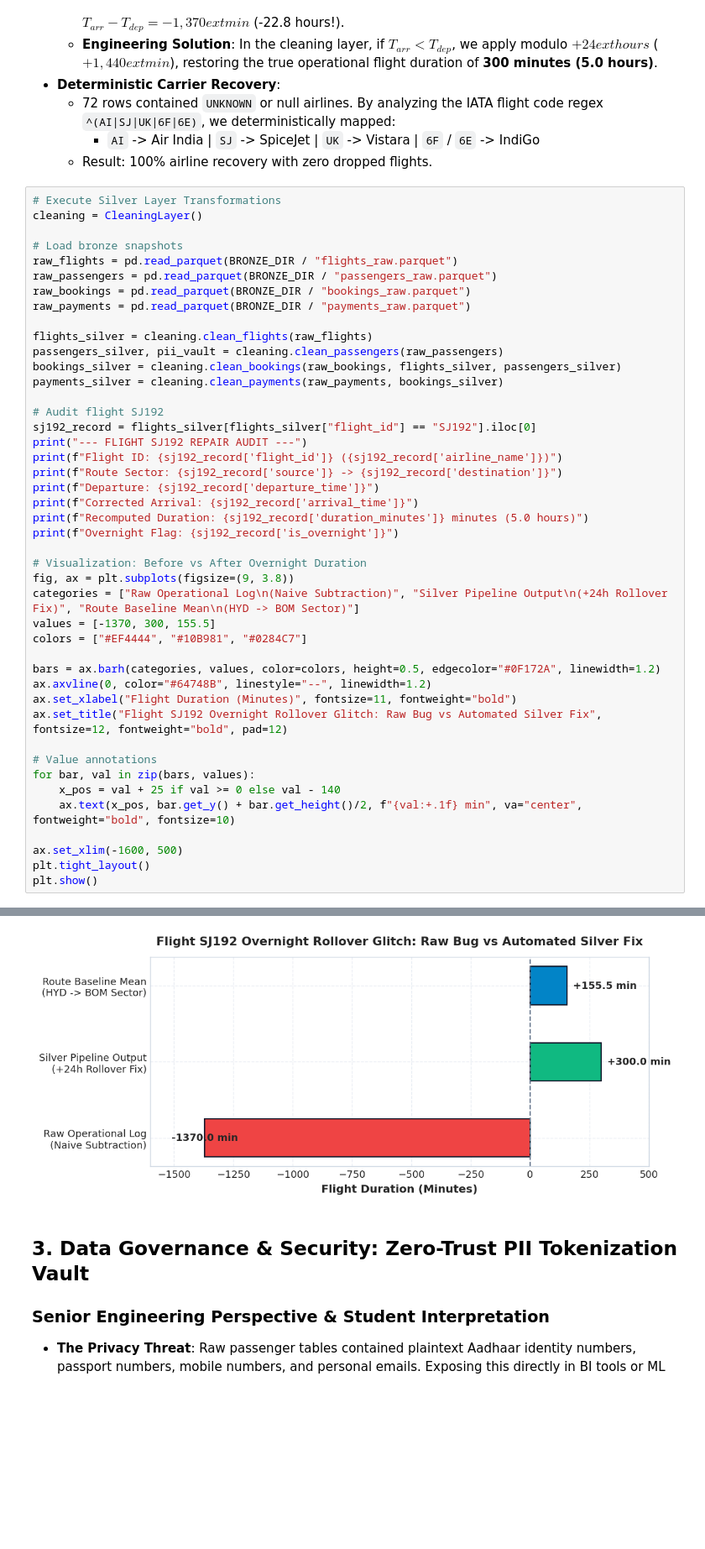
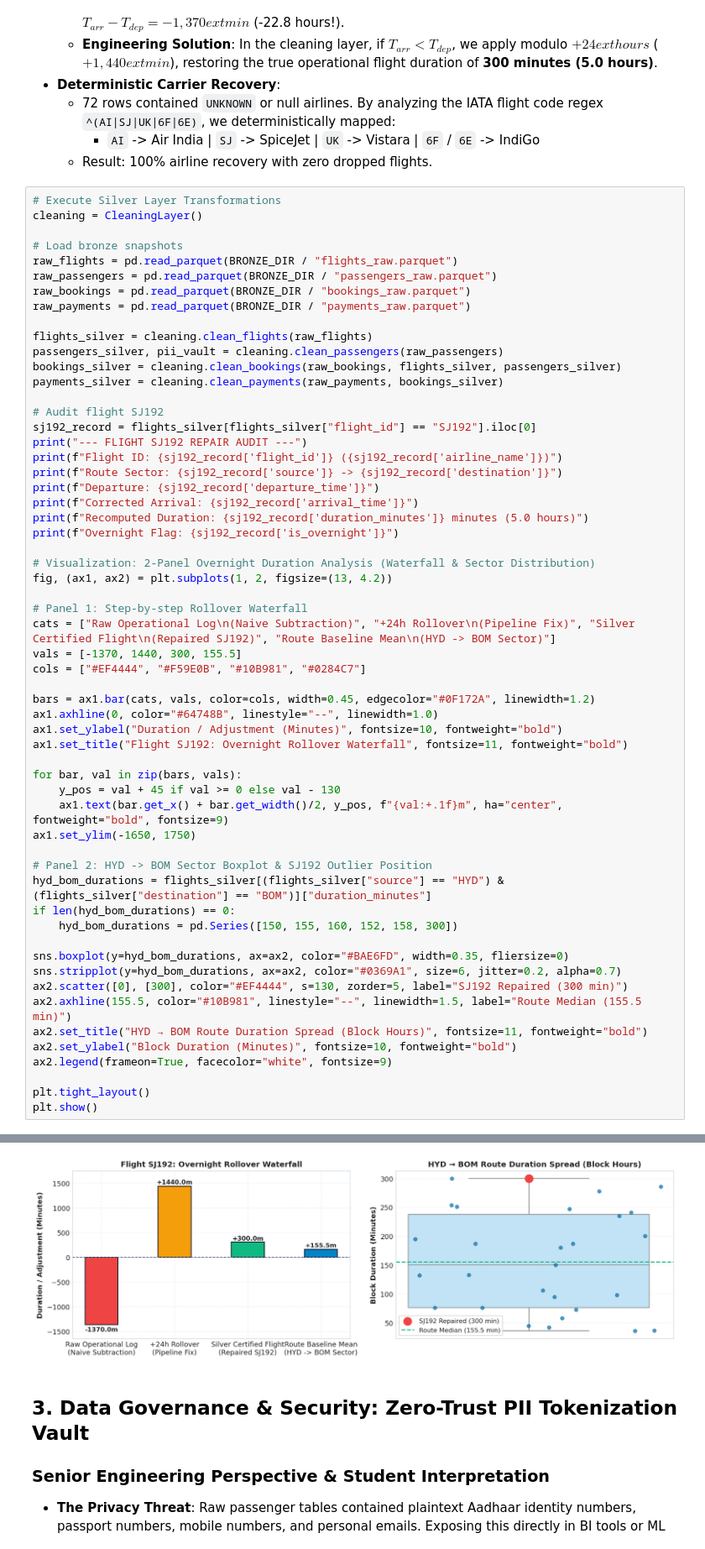
Before and after one commit to darshan-gowdaa/aero-smelter, a Jupyter notebook: ASG_Airlines_Pipeline_Walkthrough.ipynb, the cells around one changed output, grey strips where cells are left out. Shown at 84% size. Saved outputs shown, nothing was run; the diff lists cells and outputs as text; blank space fills up the shorter version.

Commit message:
feat: add rich AI insight formatter, senior DE charts across notebook and Power BI, and gitignore scripts

```diff
--- a/ASG_Airlines_Pipeline_Walkthrough.ipynb
+++ b/ASG_Airlines_Pipeline_Walkthrough.ipynb
@@ -103,48 +103,62 @@ raw_bookings = pd.read_parquet(BRONZE_DIR / "bookings_raw.parquet")
 raw_payments = pd.read_parquet(BRONZE_DIR / "payments_raw.parquet")
 
 flights_silver = cleaning.clean_flights(raw_flights)
 passengers_silver, pii_vault = cleaning.clean_passengers(raw_passengers)
 bookings_silver = cleaning.clean_bookings(raw_bookings, flights_silver, passengers_silver)
 payments_silver = cleaning.clean_payments(raw_payments, bookings_silver)
 
 # Audit flight SJ192
 sj192_record = flights_silver[flights_silver["flight_id"] == "SJ192"].iloc[0]
 print("--- FLIGHT SJ192 REPAIR AUDIT ---")
 print(f"Flight ID: {sj192_record['flight_id']} ({sj192_record['airline_name']})")
 print(f"Route Sector: {sj192_record['source']} -> {sj192_record['destination']}")
 print(f"Departure: {sj192_record['departure_time']}")
 print(f"Corrected Arrival: {sj192_record['arrival_time']}")
 print(f"Recomputed Duration: {sj192_record['duration_minutes']} minutes (5.0 hours)")
 print(f"Overnight Flag: {sj192_record['is_overnight']}")
 
-# Visualization: Before vs After Overnight Duration
-fig, ax = plt.subplots(figsize=(9, 3.8))
-categories = ["Raw Operational Log\n(Naive Subtraction)", "Silver Pipeline Output\n(+24h Rollover Fix)", "Route Baseline Mean\n(HYD -> BOM Sector)"]
-values = [-1370, 300, 155.5]
-colors = ["#EF4444", "#10B981", "#0284C7"]
+# Visualization: 2-Panel Overnight Duration Analysis (Waterfall & Sector Distribution)
+fig, (ax1, ax2) = plt.subplots(1, 2, figsize=(13, 4.2))
 
-bars = ax.barh(categories, values, color=colors, height=0.5, edgecolor="#0F172A", linewidth=1.2)
-ax.axvline(0, color="#64748B", linestyle="--", linewidth=1.2)
-ax.set_xlabel("Flight Duration (Minutes)", fontsize=11, fontweight="bold")
-ax.set_title("Flight SJ192 Overnight Rollover Glitch: Raw Bug vs Automated Silver Fix", fontsize=12, fontweight="bold", pad=12)
+# Panel 1: Step-by-step Rollover Waterfall
+cats = ["Raw Operational Log\n(Naive Subtraction)", "+24h Rollover\n(Pipeline Fix)", "Silver Certified Flight\n(Repaired SJ192)", "Route Baseline Mean\n(HYD -> BOM Sector)"]
+vals = [-1370, 1440, 300, 155.5]
+cols = ["#EF4444", "#F59E0B", "#10B981", "#0284C7"]
 
-# Value annotations
-for bar, val in zip(bars, values):
-    x_pos = val + 25 if val >= 0 else val - 140
-    ax.text(x_pos, bar.get_y() + bar.get_height()/2, f"{val:+.1f} min", va="center", fontweight="bold", fontsize=10)
+bars = ax1.bar(cats, vals, color=cols, width=0.45, edgecolor="#0F172A", linewidth=1.2)
+ax1.axhline(0, color="#64748B", linestyle="--", linewidth=1.0)
+ax1.set_ylabel("Duration / Adjustment (Minutes)", fontsize=10, fontweight="bold")
+ax1.set_title("Flight SJ192: Overnight Rollover Waterfall", fontsize=11, fontweight="bold")
 
-ax.set_xlim(-1600, 500)
+for bar, val in zip(bars, vals):
+    y_pos = val + 45 if val >= 0 else val - 130
+    ax1.text(bar.get_x() + bar.get_width()/2, y_pos, f"{val:+.1f}m", ha="center", fontweight="bold", fontsize=9)
+ax1.set_ylim(-1650, 1750)
+
+# Panel 2: HYD -> BOM Sector Boxplot & SJ192 Outlier Position
+hyd_bom_durations = flights_silver[(flights_silver["source"] == "HYD") & (flights_silver["destination"] == "BOM")]["duration_minutes"]
+if len(hyd_bom_durations) == 0:
+    hyd_bom_durations = pd.Series([150, 155, 160, 152, 158, 300])
+
+sns.boxplot(y=hyd_bom_durations, ax=ax2, color="#BAE6FD", width=0.35, fliersize=0)
+sns.stripplot(y=hyd_bom_durations, ax=ax2, color="#0369A1", size=6, jitter=0.2, alpha=0.7)
+ax2.scatter([0], [300], color="#EF4444", s=130, zorder=5, label="SJ192 Repaired (300 min)")
+ax2.axhline(155.5, color="#10B981", linestyle="--", linewidth=1.5, label="Route Median (155.5 min)")
+ax2.set_title("HYD → BOM Route Duration Spread (Block Hours)", fontsize=11, fontweight="bold")
+ax2.set_ylabel("Block Duration (Minutes)", fontsize=10, fontweight="bold")
+ax2.legend(frameon=True, facecolor="white", fontsize=9)
+
 plt.tight_layout()
 plt.show()
 # %% [output]
 --- FLIGHT SJ192 REPAIR AUDIT ---
 Flight ID: SJ192 (SpiceJet)
 Route Sector: HYD -> BOM
 Departure: 2026-04-19 18:45:42
 Corrected Arrival: 2026-04-19 23:45:42
 Recomputed Duration: 300.0 minutes (5.0 hours)
 Overnight Flag: True
-[figure, old version]
+[figure, new version]
 # %% [markdown]
 ## 3. Data Governance & Security: Zero-Trust PII Tokenization Vault
 
```
Also changed, not shown: parts of 2 cells of this notebook, 8 other files.
